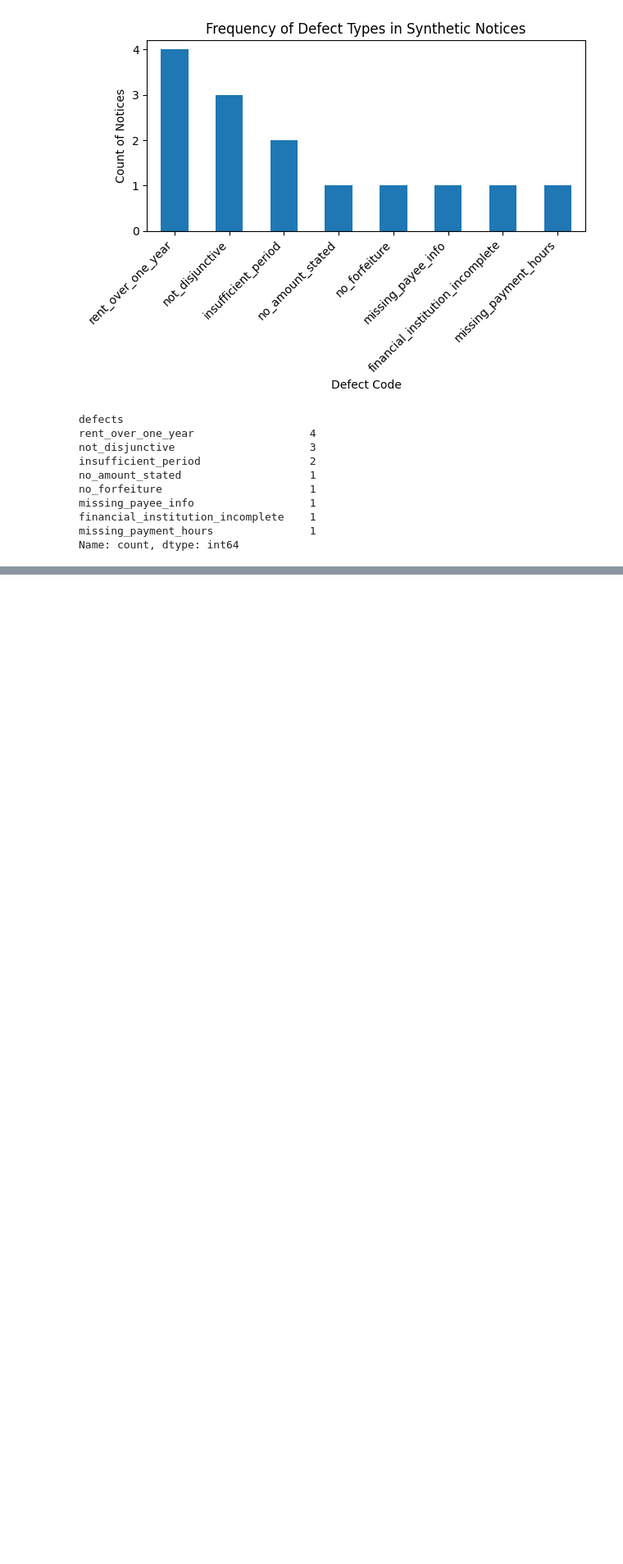
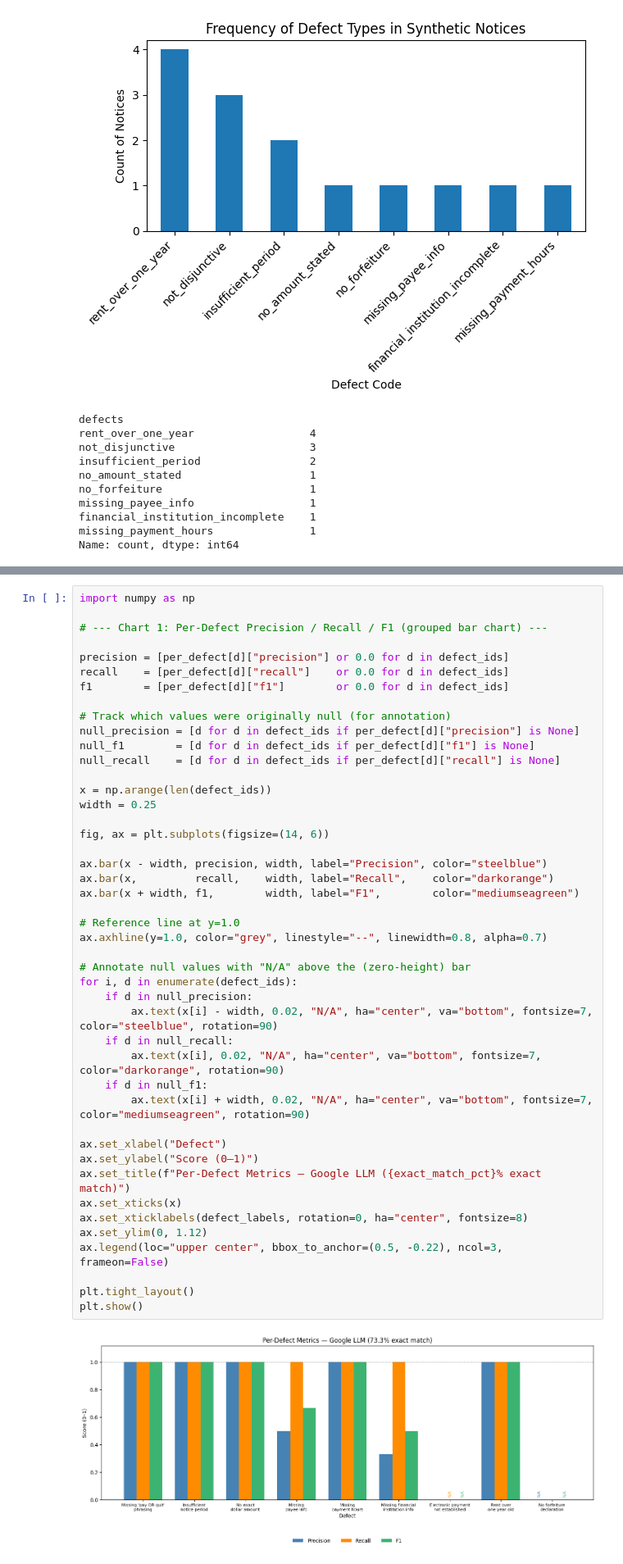
Before and after one commit to afsuarezg/law809e, a Jupyter notebook: synthetic_notices/visualize_batch_15_notices.ipynb, the cells around one changed output, grey strips where cells are left out. Shown at 82% size. Saved outputs shown, nothing was run; the diff lists cells and outputs as text; blank space fills up the shorter version.

```diff
--- a/synthetic_notices/visualize_batch_15_notices.ipynb
+++ b/synthetic_notices/visualize_batch_15_notices.ipynb
@@ -129,0 +167,47 @@ c:\Users\Andres.DESKTOP-D77KM25\OneDrive - Stanford\2021 - 2025\2025-2026\AI for
+# %%
+import numpy as np
+
+# --- Chart 1: Per-Defect Precision / Recall / F1 (grouped bar chart) ---
+
+precision = [per_defect[d]["precision"] or 0.0 for d in defect_ids]
+recall    = [per_defect[d]["recall"]    or 0.0 for d in defect_ids]
+f1        = [per_defect[d]["f1"]        or 0.0 for d in defect_ids]
+
+# Track which values were originally null (for annotation)
+null_precision = [d for d in defect_ids if per_defect[d]["precision"] is None]
+null_f1        = [d for d in defect_ids if per_defect[d]["f1"] is None]
+null_recall    = [d for d in defect_ids if per_defect[d]["recall"] is None]
+
+x = np.arange(len(defect_ids))
+width = 0.25
+
+fig, ax = plt.subplots(figsize=(14, 6))
+
+ax.bar(x - width, precision, width, label="Precision", color="steelblue")
+ax.bar(x,         recall,    width, label="Recall",    color="darkorange")
+ax.bar(x + width, f1,        width, label="F1",        color="mediumseagreen")
+
+# Reference line at y=1.0
+ax.axhline(y=1.0, color="grey", linestyle="--", linewidth=0.8, alpha=0.7)
+
+# Annotate null values with "N/A" above the (zero-height) bar
+for i, d in enumerate(defect_ids):
+    if d in null_precision:
+        ax.text(x[i] - width, 0.02, "N/A", ha="center", va="bottom", fontsize=7, color="steelblue", rotation=90)
+    if d in null_recall:
+        ax.text(x[i], 0.02, "N/A", ha="center", va="bottom", fontsize=7, color="darkorange", rotation=90)
+    if d in null_f1:
+        ax.text(x[i] + width, 0.02, "N/A", ha="center", va="bottom", fontsize=7, color="mediumseagreen", rotation=90)
+
+ax.set_xlabel("Defect")
+ax.set_ylabel("Score (0–1)")
+ax.set_title(f"Per-Defect Metrics — Google LLM ({exact_match_pct}% exact match)")
+ax.set_xticks(x)
+ax.set_xticklabels(defect_labels, rotation=0, ha="center", fontsize=8)
+ax.set_ylim(0, 1.12)
+ax.legend(loc="upper center", bbox_to_anchor=(0.5, -0.22), ncol=3, frameon=False)
+
+plt.tight_layout()
+plt.show()
+# %% [output]
+[figure, added]
```
Also changed, not shown: parts of 8 cells of this notebook.
